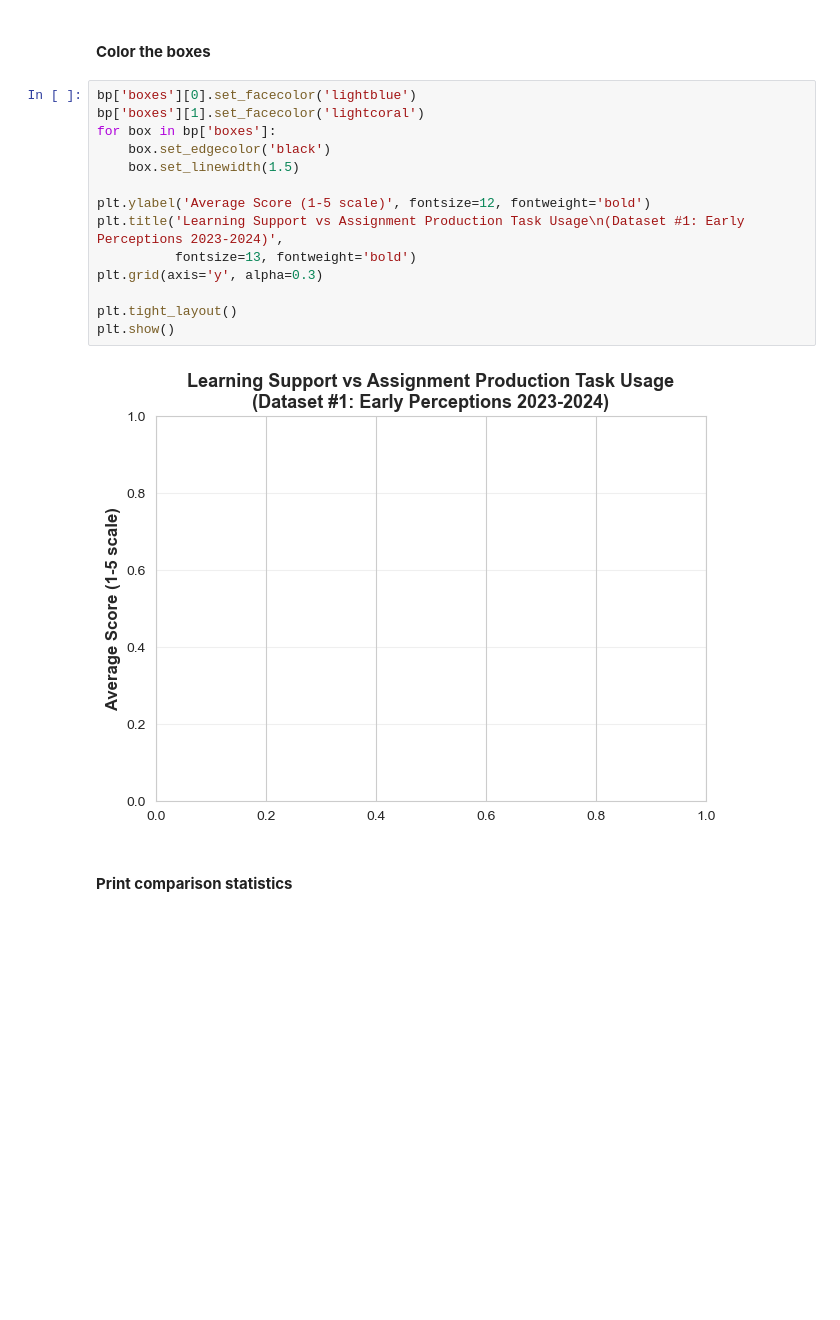
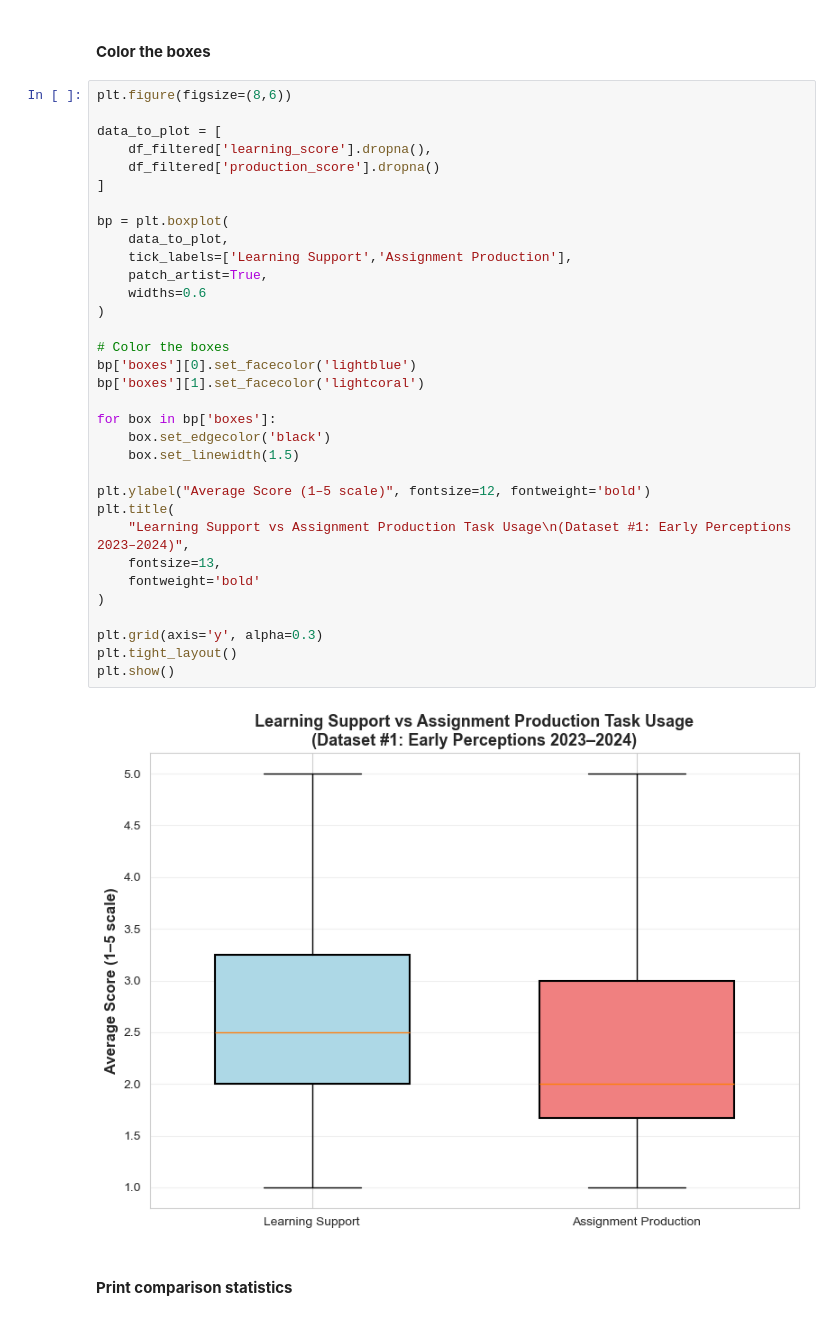
Before and after one commit to COGS108/Group123_WI26, a Jupyter notebook: 02-EDACheckpoint.ipynb, the cells around one changed output. Saved outputs shown, nothing was run; the diff lists cells and outputs as text; blank space fills up the shorter version.

Commit message:
dataset#1 eda changes

```diff
--- a/02-EDACheckpoint.ipynb
+++ b/02-EDACheckpoint.ipynb
@@ -836,21 +836,40 @@ bp = plt.boxplot(data_to_plot,
 # %% [markdown]
 #### **Color the boxes**
 # %%
+plt.figure(figsize=(8,6))
+
+data_to_plot = [
+    df_filtered['learning_score'].dropna(),
+    df_filtered['production_score'].dropna()
+]
+
+bp = plt.boxplot(
+    data_to_plot,
+    tick_labels=['Learning Support','Assignment Production'],
+    patch_artist=True,
+    widths=0.6
+)
+
+# Color the boxes
 bp['boxes'][0].set_facecolor('lightblue')
 bp['boxes'][1].set_facecolor('lightcoral')
+
 for box in bp['boxes']:
     box.set_edgecolor('black')
     box.set_linewidth(1.5)
 
-plt.ylabel('Average Score (1-5 scale)', fontsize=12, fontweight='bold')
-plt.title('Learning Support vs Assignment Production Task Usage\n(Dataset #1: Early Perceptions 2023-2024)',
-          fontsize=13, fontweight='bold')
+plt.ylabel("Average Score (1–5 scale)", fontsize=12, fontweight='bold')
+plt.title(
+    "Learning Support vs Assignment Production Task Usage\n(Dataset #1: Early Perceptions 2023–2024)",
+    fontsize=13,
+    fontweight='bold'
+)
+
 plt.grid(axis='y', alpha=0.3)
-
 plt.tight_layout()
 plt.show()
 # %% [output]
-[figure, old version]
+[figure, new version]
 # %% [markdown]
 #### **Print comparison statistics**
 # %%
```
Also changed, not shown: parts of 7 cells of this notebook.
